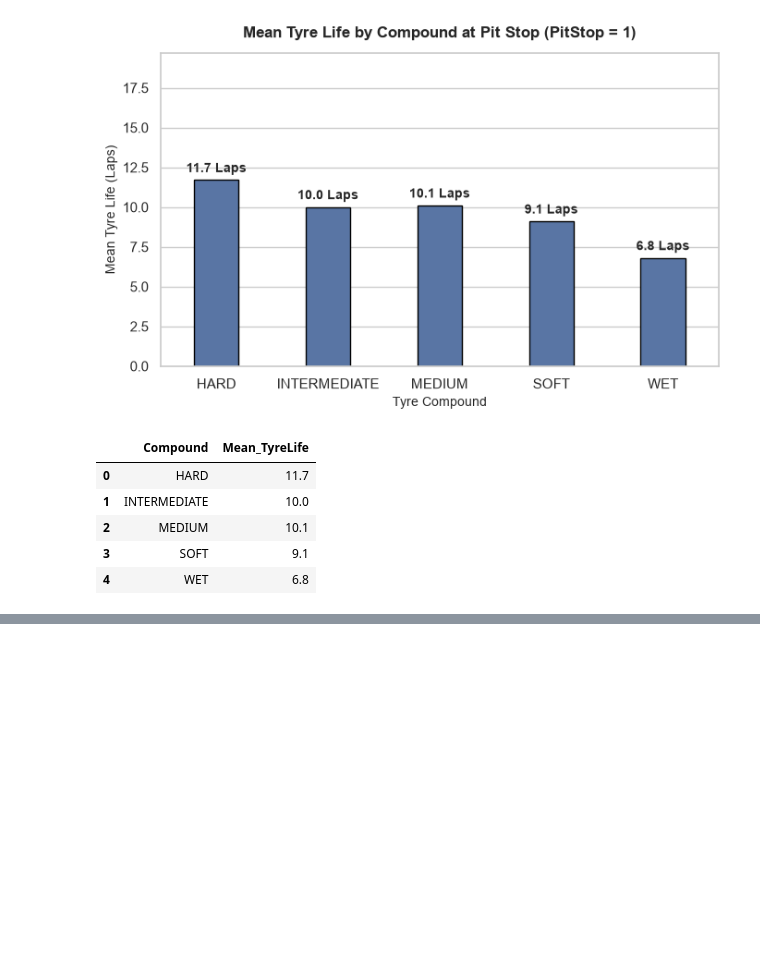
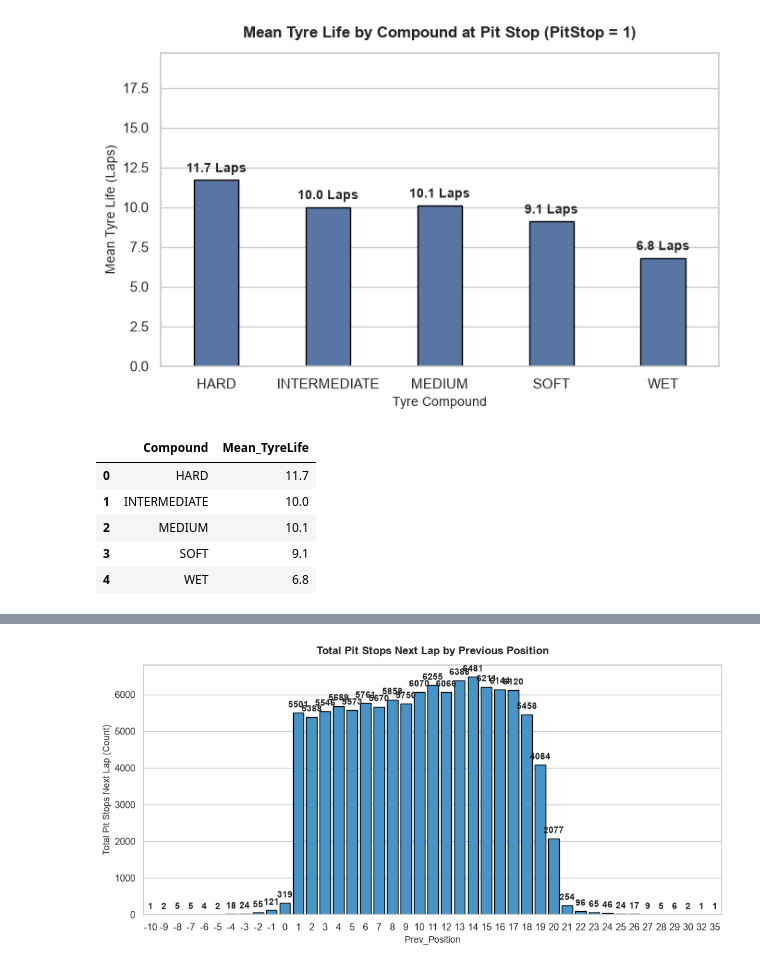
Before and after one commit to DarshakJ/F1_Pit_prediction, a Jupyter notebook: EDA/eda_only_v1.ipynb, the cells around one changed output, grey strips where cells are left out. Cells and saved outputs as stored; diff of their text form; code cells hidden in the pictures; blank space fills up the shorter version.

```diff
--- a/EDA/eda_only_v1.ipynb
+++ b/EDA/eda_only_v1.ipynb
@@ -1658,0 +1805,74 @@ plot_mean_tyrelife_by_compound(df_train_merged)
+# %%
+import pandas as pd
+import matplotlib.pyplot as plt
+import seaborn as sns
+
+def plot_pit_next_lap_vs_prev_position(df: pd.DataFrame, save_path: str = None) -> pd.DataFrame:
+    """
+    Plots total count of pit stops on the next lap grouped by existing 'Prev_Position' (casted to int).
+
+    Parameters:
+    ----------
+    df : pd.DataFrame
+        Input DataFrame with pre-computed 'Prev_Position' and 'PitNextLap'/'PitStop'.
+    save_path : str, optional
+        File path to save the generated figure.
+
+    Returns:
+    -------
+    pd.DataFrame
+        Aggregated table with Prev_Position (int) and PitStop_Count.
+    """
+    df_processed = df.copy()
+
+
+
+    # Filter for PitNextLap == 1 and drop NaNs
+    pit_data = df_processed[df_processed['PitNextLap'] == 1].dropna(subset=['Prev_Position']).copy()
+
+    # Cast existing Prev_Position to int
+    pit_data['Prev_Position'] = pit_data['Prev_Position'].astype(int)
+
+    # Aggregate counts
+    summary = (
+        pit_data.groupby('Prev_Position', as_index=False)['PitNextLap']
+        .count()
+        .rename(columns={'PitNextLap': 'PitStop_Count'})
+    )
+
+    # Plotting
+    sns.set_theme(style="whitegrid")
+    plt.figure(figsize=(10, 5))
+
+    ax = sns.barplot(
+        data=summary,
+        x='Prev_Position',
+        y='PitStop_Count',
+        color='#3498DB',
+        edgecolor='black'
+    )
+
+    # Annotate bar values with integer labels
+    for p in ax.patches:
+        height = p.get_height()
+        if height > 0:
+            ax.annotate(
+                f'{int(height)}',
+                (p.get_x() + p.get_width() / 2., height),
+                ha='center', va='bottom',
+                fontsize=10, fontweight='bold', xytext=(0, 4),
+                textcoords='offset points'
+            )
+
+    plt.title('Total Pit Stops Next Lap by Previous Position', fontweight='bold', fontsize=12, pad=12)
+    plt.xlabel('Prev_Position', fontsize=10)
+    plt.ylabel('Total Pit Stops Next Lap (Count)', fontsize=10)
+    plt.tight_layout()
+
+    if save_path:
+        plt.savefig(save_path, dpi=300)
+    plt.show()
+
+plot_pit_next_lap_vs_prev_position(df_train_merged_fe)
+# %% [output]
+[figure, added]
```
Also changed, not shown: parts of 3 cells of this notebook.
